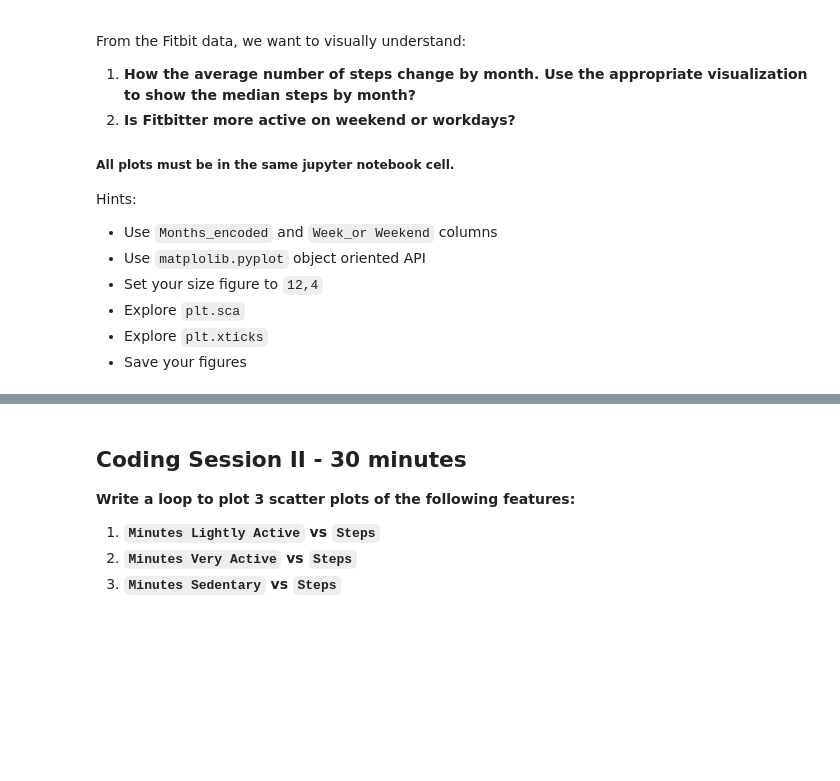
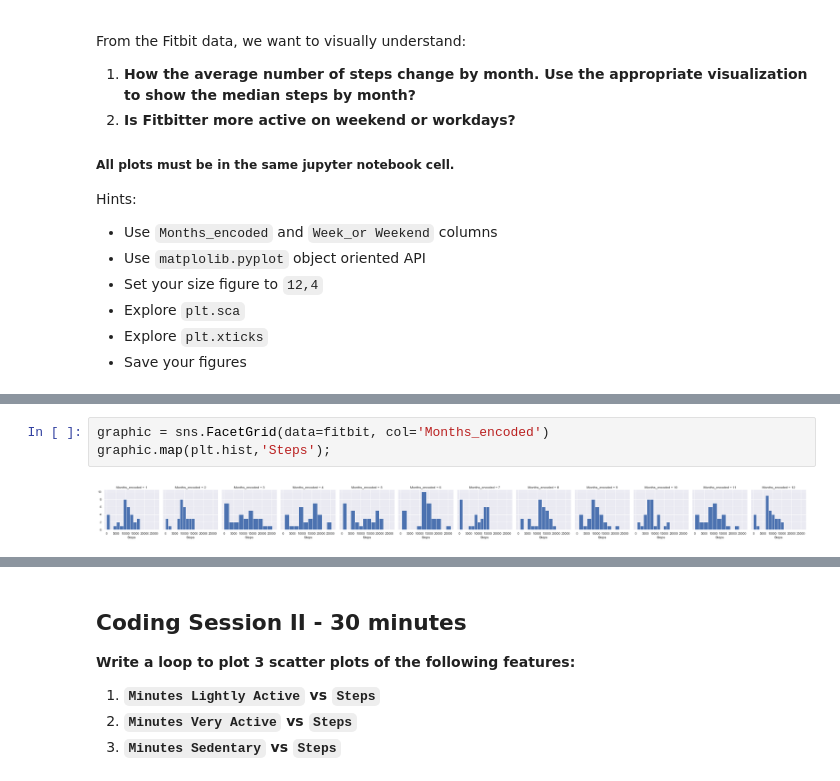
Before and after one commit to JavierLuna/data-labs, a Jupyter notebook: module-2/lab-matplotlib-seaborn/your-code/challenge-2.ipynb, the cells around one changed output, grey strips where cells are left out. Drawn from its saved outputs; the diff is of its cells as text; blank space fills up the shorter version.

```diff
--- a/module-2/lab-matplotlib-seaborn/your-code/challenge-2.ipynb
+++ b/module-2/lab-matplotlib-seaborn/your-code/challenge-2.ipynb
@@ -48,0 +68,5 @@ Hints:
+# %%
+graphic = sns.FacetGrid(data=fitbit, col='Months_encoded')
+graphic.map(plt.hist,'Steps');
+# %% [output]
+[figure, added]
```
Also changed, not shown: parts of 15 cells of this notebook.
